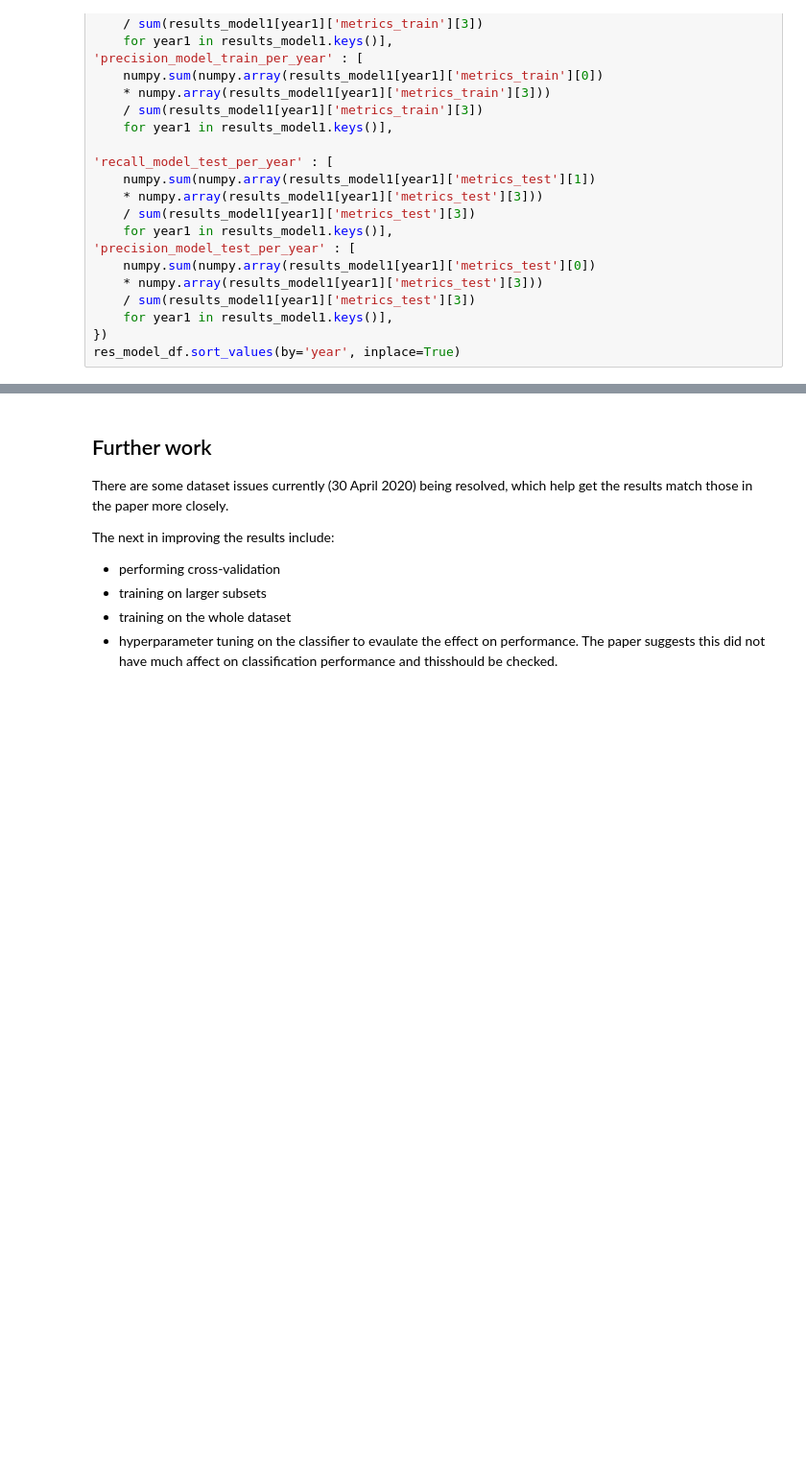
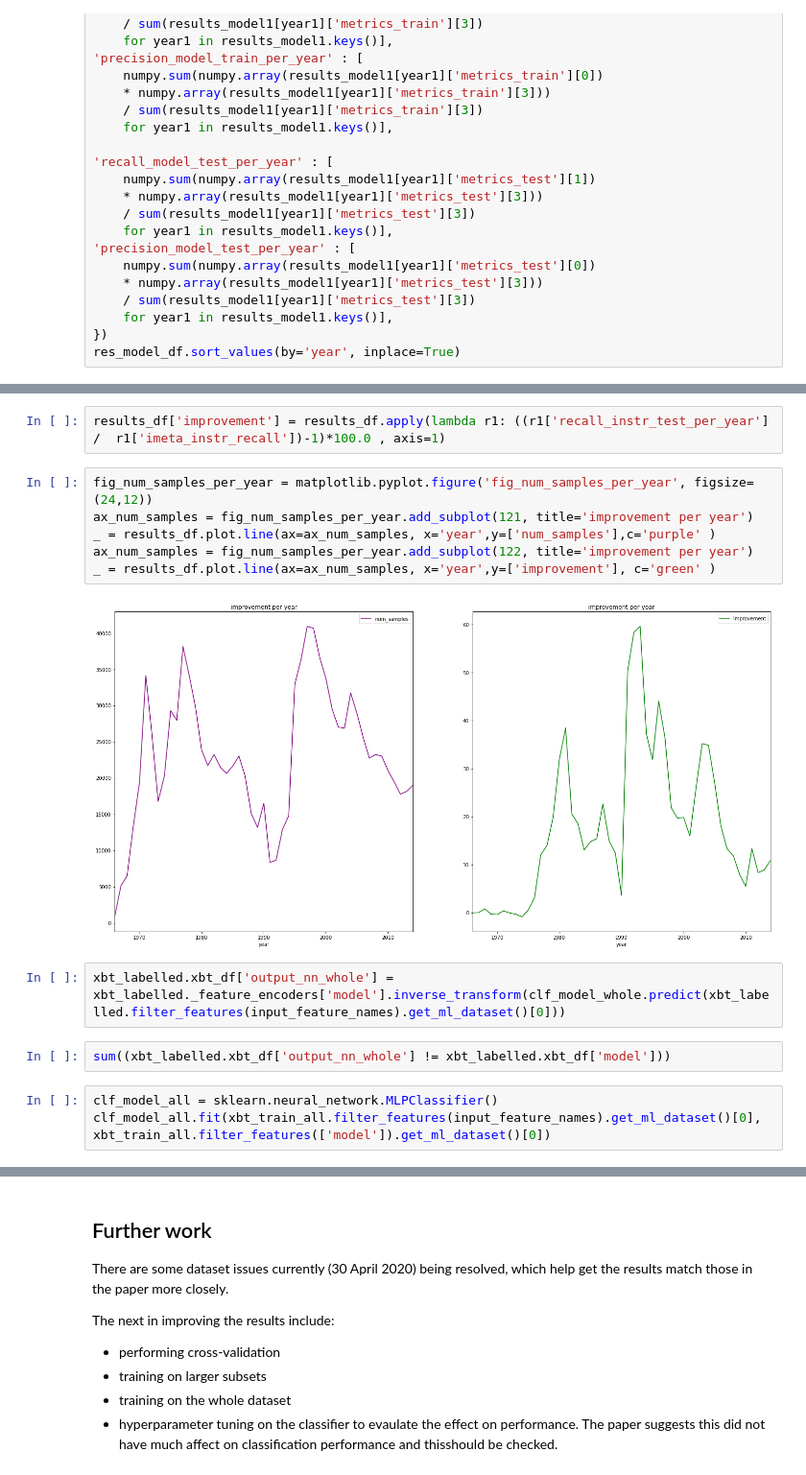
Before and after one commit to MetOffice/XBTs_classification, a Jupyter notebook: classification/first_ml_paper.ipynb, the cells around one changed output, grey strips where cells are left out. Shown at 96% size. Saved outputs shown, nothing was run; the diff lists cells and outputs as text; blank space fills up the shorter version.

```diff
--- a/classification/first_ml_paper.ipynb
+++ b/classification/first_ml_paper.ipynb
@@ -218,0 +296,17 @@ results_df.plot.line(x='year',y=['recall_model_train_per_year','recall_model_tes
+# %%
+results_df['improvement'] = results_df.apply(lambda r1: ((r1['recall_instr_test_per_year'] /  r1['imeta_instr_recall'])-1)*100.0 , axis=1)
+# %%
+fig_num_samples_per_year = matplotlib.pyplot.figure('fig_num_samples_per_year', figsize=(24,12))
+ax_num_samples = fig_num_samples_per_year.add_subplot(121, title='improvement per year')
+_ = results_df.plot.line(ax=ax_num_samples, x='year',y=['num_samples'],c='purple' )
+ax_num_samples = fig_num_samples_per_year.add_subplot(122, title='improvement per year')
+_ = results_df.plot.line(ax=ax_num_samples, x='year',y=['improvement'], c='green' )
+# %% [output]
+[figure, added]
+# %%
+xbt_labelled.xbt_df['output_nn_whole'] = xbt_labelled._feature_encoders['model'].inverse_transform(clf_model_whole.predict(xbt_labelled.filter_features(input_feature_names).get_ml_dataset()[0]))
+# %%
+sum((xbt_labelled.xbt_df['output_nn_whole'] != xbt_labelled.xbt_df['model']))
+# %%
+clf_model_all = sklearn.neural_network.MLPClassifier()
+clf_model_all.fit(xbt_train_all.filter_features(input_feature_names).get_ml_dataset()[0], xbt_train_all.filter_features(['model']).get_ml_dataset()[0])
```
Also changed, not shown: parts of 27 cells of this notebook.
